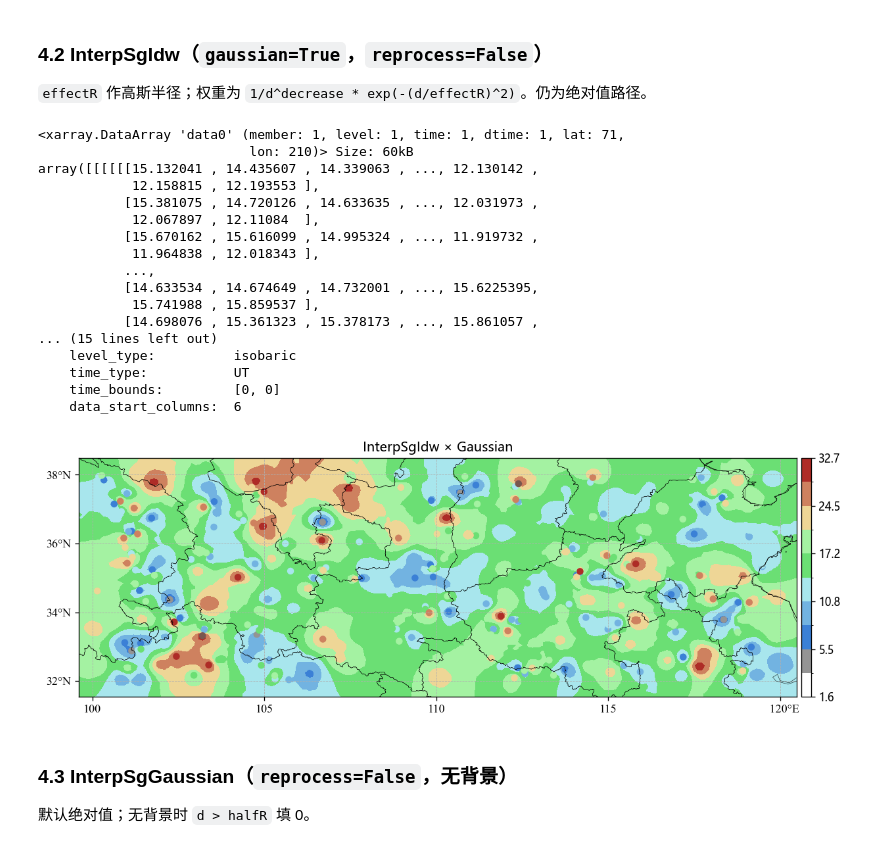
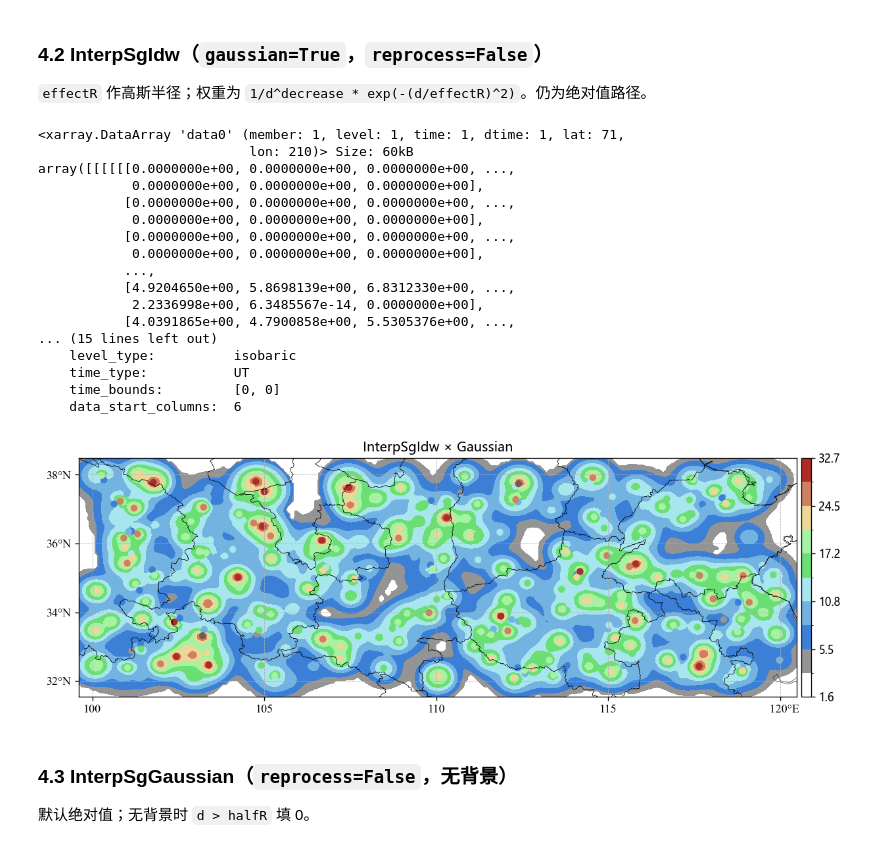
Before and after one commit to HerADCalciummilk/test, a Jupyter notebook: 00temp/interpolation_station_grid/nbs/interpolation_station_grid_说明.ipynb, the cells around one changed output. Drawn from its saved outputs; the diff is of its cells as text; code cells hidden in the pictures.

```diff
--- a/00temp/interpolation_station_grid/nbs/interpolation_station_grid_说明.ipynb
+++ b/00temp/interpolation_station_grid/nbs/interpolation_station_grid_说明.ipynb
@@ -256,29 +263,29 @@ array([[[[[[15.132091 , 14.435649 , 14.339102 , ..., 12.1301985,
 `effectR` 作高斯半径；权重为 `1/d^decrease * exp(-(d/effectR)^2)`。仍为绝对值路径。
 # %%
 grd_idw_g = InterpSgIdw(
-    effectR=80000, nearNum=8, decrease=2, gaussian=True, reprocess=False
+    effectR=80, nearNum=8, decrease=2, gaussian=True, reprocess=False
 ).process(obs, tgt_grid)
 print(grd_idw_g)
 plot_interp(grd_idw_g, "InterpSgIdw × Gaussian")
 # %% [output]
 <xarray.DataArray 'data0' (member: 1, level: 1, time: 1, dtime: 1, lat: 71,
                            lon: 210)> Size: 60kB
-array([[[[[[15.132041 , 14.435607 , 14.339063 , ..., 12.130142 ,
-            12.158815 , 12.193553 ],
-           [15.381075 , 14.720126 , 14.633635 , ..., 12.031973 ,
-            12.067897 , 12.11084  ],
-           [15.670162 , 15.616099 , 14.995324 , ..., 11.919732 ,
-            11.964838 , 12.018343 ],
+array([[[[[[0.0000000e+00, 0.0000000e+00, 0.0000000e+00, ...,
+            0.0000000e+00, 0.0000000e+00, 0.0000000e+00],
+           [0.0000000e+00, 0.0000000e+00, 0.0000000e+00, ...,
+            0.0000000e+00, 0.0000000e+00, 0.0000000e+00],
+           [0.0000000e+00, 0.0000000e+00, 0.0000000e+00, ...,
+            0.0000000e+00, 0.0000000e+00, 0.0000000e+00],
            ...,
-           [14.633534 , 14.674649 , 14.732001 , ..., 15.6225395,
-            15.741988 , 15.859537 ],
-           [14.698076 , 15.361323 , 15.378173 , ..., 15.861057 ,
+           [4.9204650e+00, 5.8698139e+00, 6.8312330e+00, ...,
+            2.2336998e+00, 6.3485567e-14, 0.0000000e+00],
+           [4.0391865e+00, 4.7900858e+00, 5.5305376e+00, ...,
 ... (15 lines left out)
     level_type:          isobaric
     time_type:           UT
     time_bounds:         [0, 0]
     data_start_columns:  6
-[figure, old version]
+[figure, new version]
 # %% [markdown]
 ### 4.3 InterpSgGaussian（`reprocess=False`，无背景）
 
```
Also changed, not shown: parts of 12 cells of this notebook, 54 other files.
